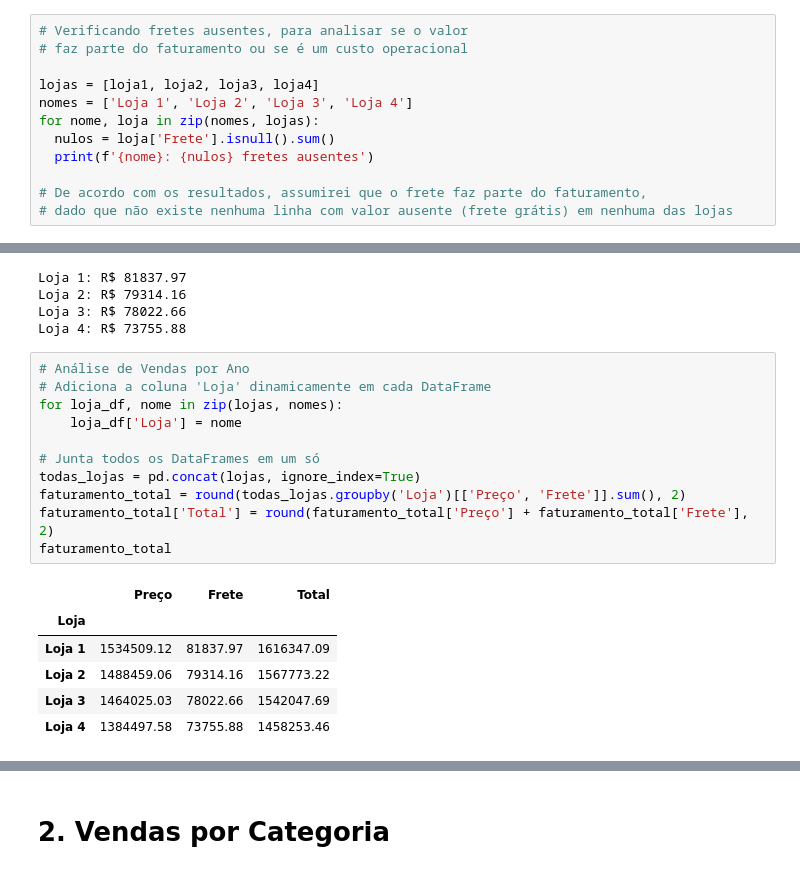
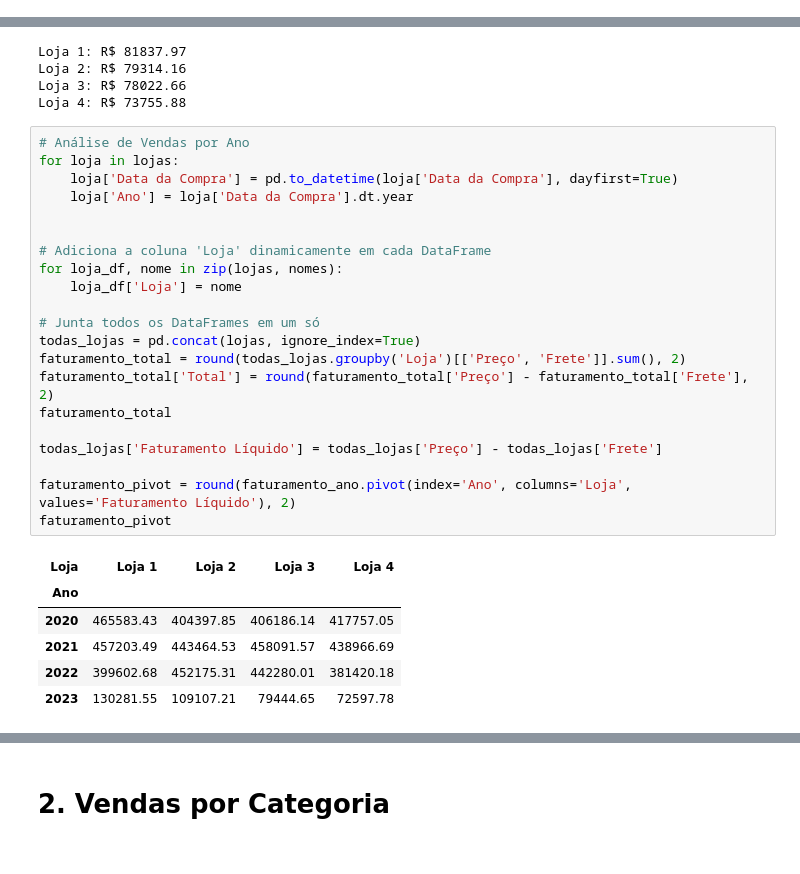
Before and after one commit to Flavio-AzL/challenge-alura-store, a Jupyter notebook: AluraStoreBr.ipynb, the cells around one changed output, grey strips where cells are left out. Cells and saved outputs as stored; diff of their text form.

Commit message:
frete é um custo operacional + novas explorações

```diff
--- a/AluraStoreBr.ipynb
+++ b/AluraStoreBr.ipynb
@@ -65,12 +61,0 @@ pandas.core.frame.DataFrame
-# %%
-# Verificando fretes ausentes, para analisar se o valor
-# faz parte do faturamento ou se é um custo operacional
-
-lojas = [loja1, loja2, loja3, loja4]
-nomes = ['Loja 1', 'Loja 2', 'Loja 3', 'Loja 4']
-for nome, loja in zip(nomes, lojas):
-  nulos = loja['Frete'].isnull().sum()
-  print(f'{nome}: {nulos} fretes ausentes')
-
-# De acordo com os resultados, assumirei que o frete faz parte do faturamento,
-# dado que não existe nenhuma linha com valor ausente (frete grátis) em nenhuma das lojas
@@ -103,19 +87,29 @@ Loja 3: R$ 78022.66
 Loja 4: R$ 73755.88
 # %%
 # Análise de Vendas por Ano
+for loja in lojas:
+    loja['Data da Compra'] = pd.to_datetime(loja['Data da Compra'], dayfirst=True)
+    loja['Ano'] = loja['Data da Compra'].dt.year
+
+
 # Adiciona a coluna 'Loja' dinamicamente em cada DataFrame
 for loja_df, nome in zip(lojas, nomes):
     loja_df['Loja'] = nome
 
 # Junta todos os DataFrames em um só
 todas_lojas = pd.concat(lojas, ignore_index=True)
 faturamento_total = round(todas_lojas.groupby('Loja')[['Preço', 'Frete']].sum(), 2)
-faturamento_total['Total'] = round(faturamento_total['Preço'] + faturamento_total['Frete'], 2)
+faturamento_total['Total'] = round(faturamento_total['Preço'] - faturamento_total['Frete'], 2)
 faturamento_total
+
+todas_lojas['Faturamento Líquido'] = todas_lojas['Preço'] - todas_lojas['Frete']
+
+faturamento_pivot = round(faturamento_ano.pivot(index='Ano', columns='Loja', values='Faturamento Líquido'), 2)
+faturamento_pivot
 # %% [output]
-|  | Preço | Frete | Total |
-| Loja |  |  |  |
-| Loja 1 | 1534509.12 | 81837.97 | 1616347.09 |
-| Loja 2 | 1488459.06 | 79314.16 | 1567773.22 |
-| Loja 3 | 1464025.03 | 78022.66 | 1542047.69 |
-| Loja 4 | 1384497.58 | 73755.88 | 1458253.46 |
+| Loja | Loja 1 | Loja 2 | Loja 3 | Loja 4 |
+| Ano |  |  |  |  |
+| 2020 | 465583.43 | 404397.85 | 406186.14 | 417757.05 |
+| 2021 | 457203.49 | 443464.53 | 458091.57 | 438966.69 |
+| 2022 | 399602.68 | 452175.31 | 442280.01 | 381420.18 |
+| 2023 | 130281.55 | 109107.21 | 79444.65 | 72597.78 |
```
Also changed, not shown: parts of 5 cells of this notebook.
